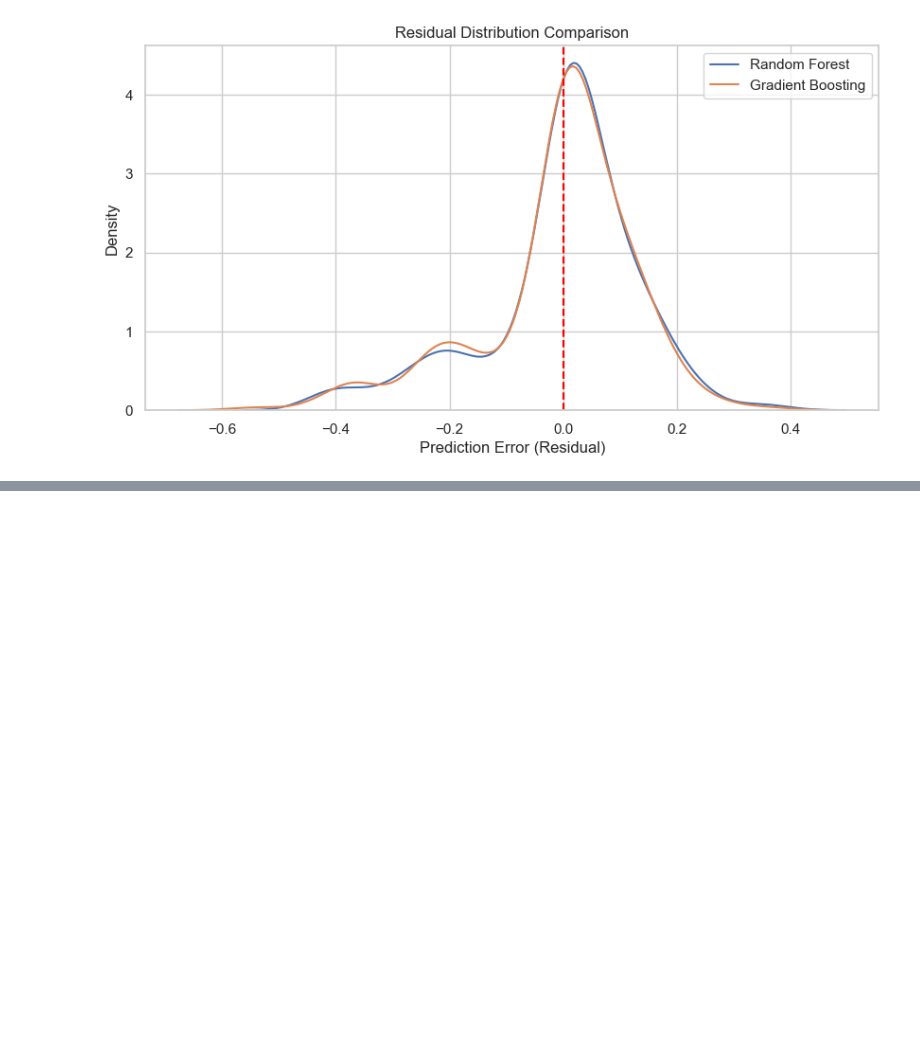
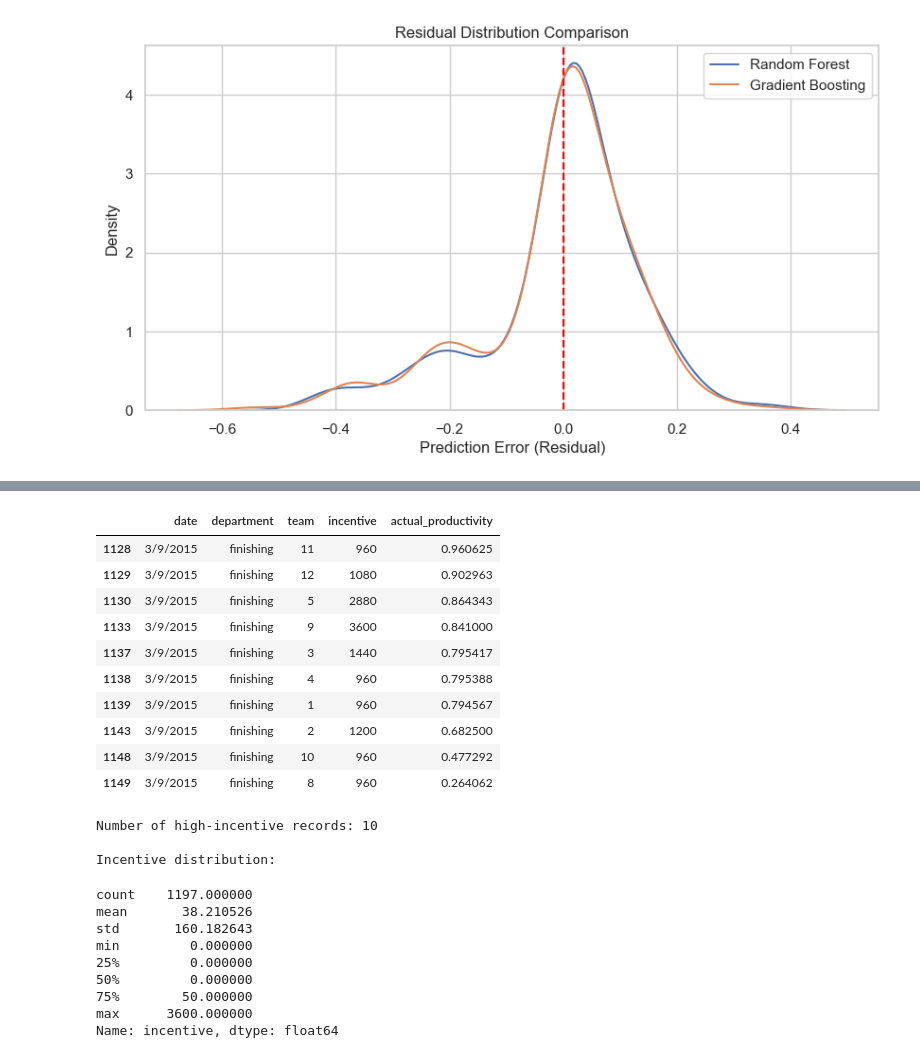
Before and after one commit to sanda620/garment-productivity-prediction, a Jupyter notebook: notebooks/02_data_preprocessing.ipynb, the cells around one changed output, grey strips where cells are left out. Cells and saved outputs as stored; diff of their text form; code cells hidden in the pictures; blank space fills up the shorter version.

```diff
--- a/notebooks/02_data_preprocessing.ipynb
+++ b/notebooks/02_data_preprocessing.ipynb
@@ -554,0 +733,47 @@ plt.show()
+# %%
+# Load original dataset separately
+df_original = pd.read_csv("../data/raw/garment_productivity.csv")
+
+# Examine unusually high incentive values
+high_incentives = df_original[
+    df_original["incentive"] >= 960
+][
+    [
+        "date",
+        "department",
+        "team",
+        "incentive",
+        "actual_productivity"
+    ]
+]
+
+display(high_incentives)
+
+print("Number of high-incentive records:", len(high_incentives))
+
+print("\nIncentive distribution:")
+display(df_original["incentive"].describe())
+# %% [output]
+|  | date | department | team | incentive | actual_productivity |
+| 1128 | 3/9/2015 | finishing | 11 | 960 | 0.960625 |
+| 1129 | 3/9/2015 | finishing | 12 | 1080 | 0.902963 |
+| 1130 | 3/9/2015 | finishing | 5 | 2880 | 0.864343 |
+| 1133 | 3/9/2015 | finishing | 9 | 3600 | 0.841000 |
+| 1137 | 3/9/2015 | finishing | 3 | 1440 | 0.795417 |
+| 1138 | 3/9/2015 | finishing | 4 | 960 | 0.795388 |
+| 1139 | 3/9/2015 | finishing | 1 | 960 | 0.794567 |
+| 1143 | 3/9/2015 | finishing | 2 | 1200 | 0.682500 |
+| 1148 | 3/9/2015 | finishing | 10 | 960 | 0.477292 |
+| 1149 | 3/9/2015 | finishing | 8 | 960 | 0.264062 |
+Number of high-incentive records: 10
+
+Incentive distribution:
+count    1197.000000
+mean       38.210526
+std       160.182643
+min         0.000000
+25%         0.000000
+50%         0.000000
+75%        50.000000
+max      3600.000000
+Name: incentive, dtype: float64
```
Also changed, not shown: parts of 14 cells of this notebook.
